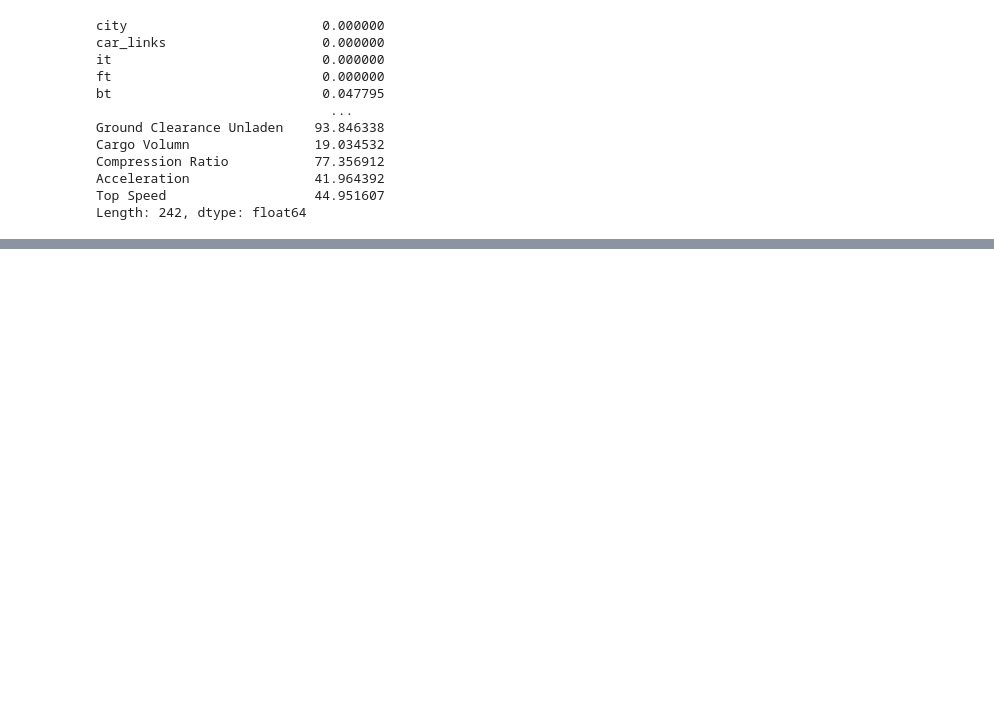
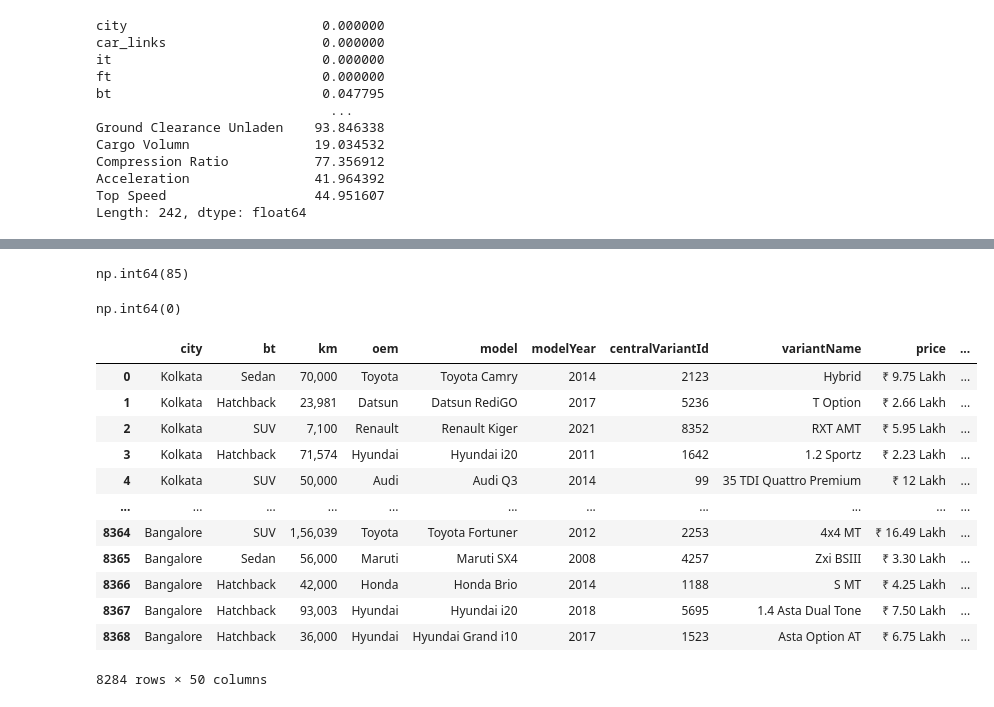
Before and after one commit to AravindhKumarA9/Car_dheko, a Jupyter notebook: car_dheko.ipynb, the cells around one changed output, grey strips where cells are left out. Cells and saved outputs as stored; diff of their text form; code cells hidden in the pictures; blank space fills up the shorter version.

```diff
--- a/car_dheko.ipynb
+++ b/car_dheko.ipynb
@@ -381 +353,28 @@ Index(['city', 'car_links', 'ft', 'bt', 'km', 'transmission', 'ownerNo',
       dtype='object')
+# %%
+car_details_cleaned.duplicated().sum()
+# %% [output]
+np.int64(85)
+# %%
+# Droping duplicate rows from the dataset
+Final = car_details_cleaned.drop_duplicates()
+
+Final.duplicated().sum()
+# %% [output]
+np.int64(0)
+# %%
+Final
+# %% [output]
+|  | city | bt | km | oem | model | modelYear | centralVariantId | variantName | price | ... |
+| 0 | Kolkata | Sedan | 70,000 | Toyota | Toyota Camry | 2014 | 2123 | Hybrid | ₹ 9.75 Lakh | ... |
+| 1 | Kolkata | Hatchback | 23,981 | Datsun | Datsun RediGO | 2017 | 5236 | T Option | ₹ 2.66 Lakh | ... |
+| 2 | Kolkata | SUV | 7,100 | Renault | Renault Kiger | 2021 | 8352 | RXT AMT | ₹ 5.95 Lakh | ... |
+| 3 | Kolkata | Hatchback | 71,574 | Hyundai | Hyundai i20 | 2011 | 1642 | 1.2 Sportz | ₹ 2.23 Lakh | ... |
+| 4 | Kolkata | SUV | 50,000 | Audi | Audi Q3 | 2014 | 99 | 35 TDI Quattro Premium | ₹ 12 Lakh | ... |
+| ... | ... | ... | ... | ... | ... | ... | ... | ... | ... | ... |
+| 8364 | Bangalore | SUV | 1,56,039 | Toyota | Toyota Fortuner | 2012 | 2253 | 4x4 MT | ₹ 16.49 Lakh | ... |
+| 8365 | Bangalore | Sedan | 56,000 | Maruti | Maruti SX4 | 2008 | 4257 | Zxi BSIII | ₹ 3.30 Lakh | ... |
+| 8366 | Bangalore | Hatchback | 42,000 | Honda | Honda Brio | 2014 | 1188 | S MT | ₹ 4.25 Lakh | ... |
+| 8367 | Bangalore | Hatchback | 93,003 | Hyundai | Hyundai i20 | 2018 | 5695 | 1.4 Asta Dual Tone | ₹ 7.50 Lakh | ... |
+| 8368 | Bangalore | Hatchback | 36,000 | Hyundai | Hyundai Grand i10 | 2017 | 1523 | Asta Option AT | ₹ 6.75 Lakh | ... |
+8284 rows × 50 columns
```
Also changed, not shown: parts of 30 cells of this notebook, 3 other files.
